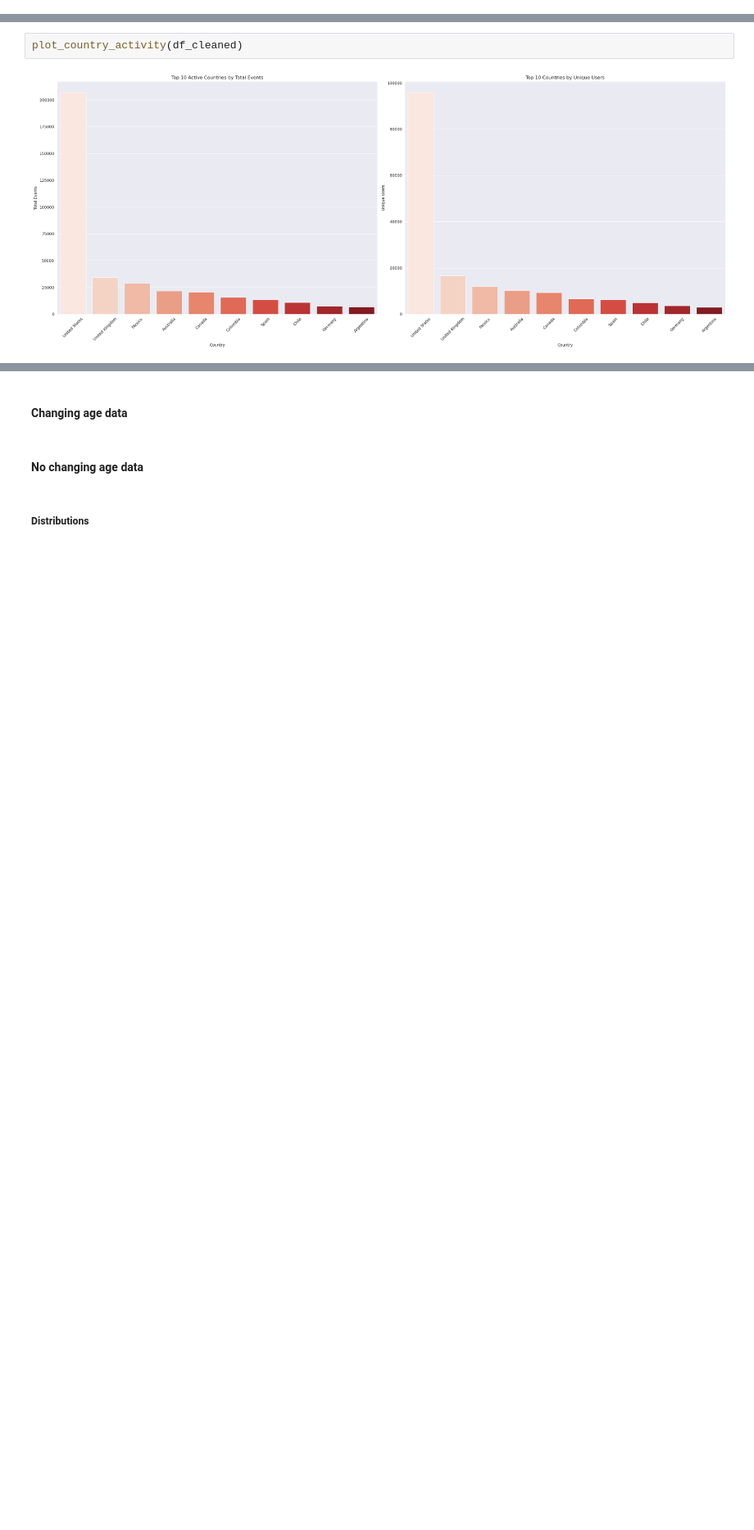
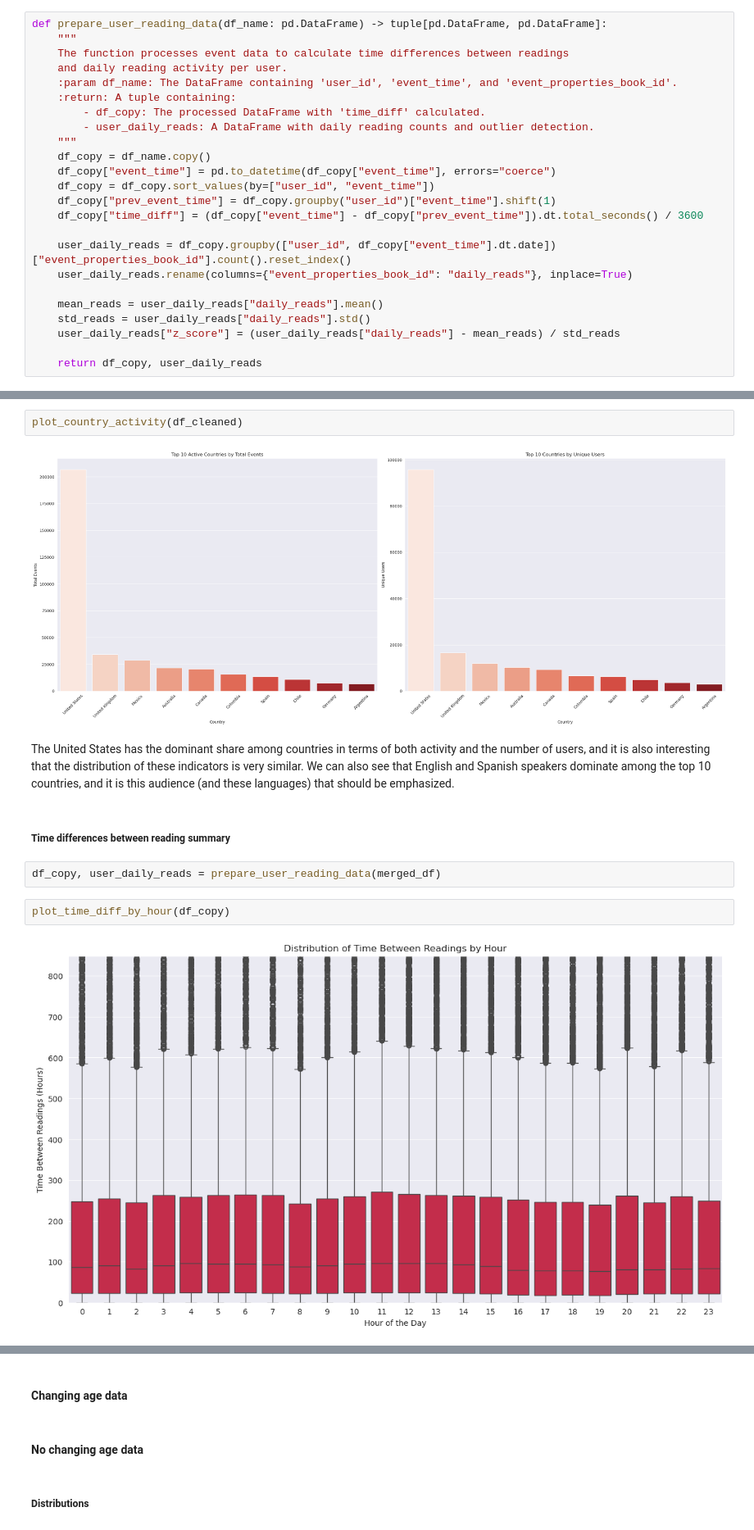
Before and after one commit to PavloKukurik/Test_task_PA_Headway, a Jupyter notebook: test.ipynb, the cells around one changed output, grey strips where cells are left out. Shown at 82% size. Cells and saved outputs as stored; diff of their text form; blank space fills up the shorter version.

```diff
--- a/test.ipynb
+++ b/test.ipynb
@@ -402,0 +455,24 @@ def analyze_book_completion(df_name: pd.DataFrame) -> plt.Figure():
+# %%
+def prepare_user_reading_data(df_name: pd.DataFrame) -> tuple[pd.DataFrame, pd.DataFrame]:
+    """
+    The function processes event data to calculate time differences between readings
+    and daily reading activity per user.
+    :param df_name: The DataFrame containing 'user_id', 'event_time', and 'event_properties_book_id'.
+    :return: A tuple containing:
+        - df_copy: The processed DataFrame with 'time_diff' calculated.
+        - user_daily_reads: A DataFrame with daily reading counts and outlier detection.
+    """
+    df_copy = df_name.copy()
+    df_copy["event_time"] = pd.to_datetime(df_copy["event_time"], errors="coerce")
+    df_copy = df_copy.sort_values(by=["user_id", "event_time"])
+    df_copy["prev_event_time"] = df_copy.groupby("user_id")["event_time"].shift(1)
+    df_copy["time_diff"] = (df_copy["event_time"] - df_copy["prev_event_time"]).dt.total_seconds() / 3600
+
+    user_daily_reads = df_copy.groupby(["user_id", df_copy["event_time"].dt.date])["event_properties_book_id"].count().reset_index()
+    user_daily_reads.rename(columns={"event_properties_book_id": "daily_reads"}, inplace=True)
+
+    mean_reads = user_daily_reads["daily_reads"].mean()
+    std_reads = user_daily_reads["daily_reads"].std()
+    user_daily_reads["z_score"] = (user_daily_reads["daily_reads"] - mean_reads) / std_reads
+
+    return df_copy, user_daily_reads
@@ -529,3 +668,13 @@ Here we can see that most users ree
 plot_country_activity(df_cleaned)
 # %% [output]
 [figure]
+# %% [markdown]
+The United States has the dominant share among countries in terms of both activity and the number of users, and it is also interesting that the distribution of these indicators is very similar. We can also see that English and Spanish speakers dominate among the top 10 countries, and it is this audience (and these languages) that should be emphasized.
+# %% [markdown]
+##### Time differences between reading summary
+# %%
+df_copy, user_daily_reads = prepare_user_reading_data(merged_df)
+# %%
+plot_time_diff_by_hour(df_copy)
+# %% [output]
+[figure, added]
```
Also changed, not shown: parts of 40 cells of this notebook.
